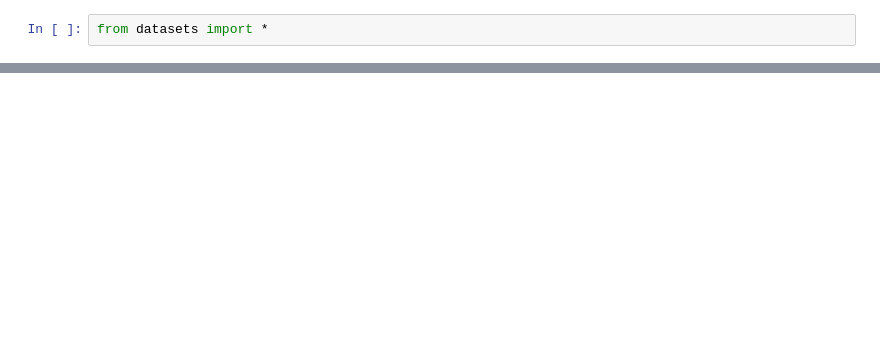
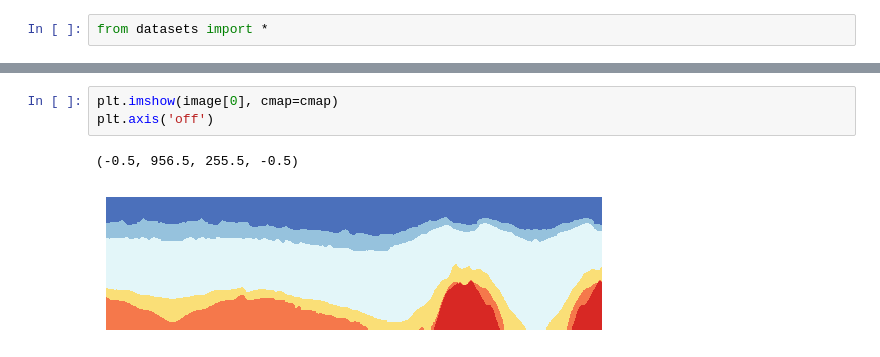
Before and after one commit to viniciuslsoares/UnetReplicate, a Jupyter notebook: data.ipynb, the cells around one changed output, grey strips where cells are left out. Drawn from its saved outputs; the diff is of its cells as text; blank space fills up the shorter version.

```diff
--- a/data.ipynb
+++ b/data.ipynb
@@ -158,0 +180,6 @@ plt.show()
+# %%
+plt.imshow(image[0], cmap=cmap)
+plt.axis('off')
+# %% [output]
+(-0.5, 956.5, 255.5, -0.5)
+[figure, added]
```
Also changed, not shown: parts of 39 cells of this notebook, 1 other file.
